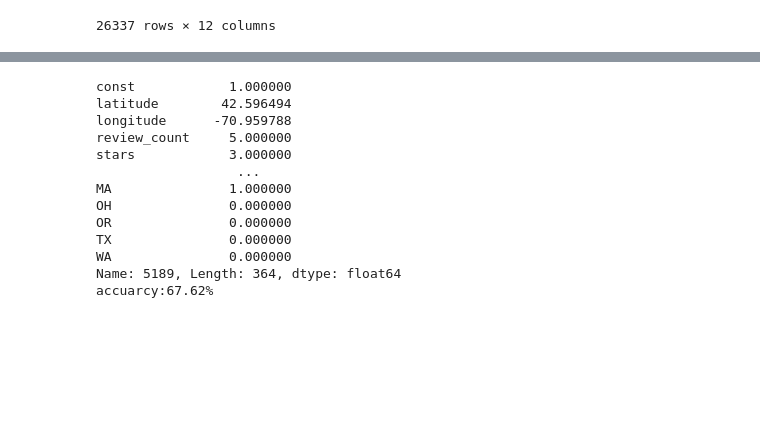
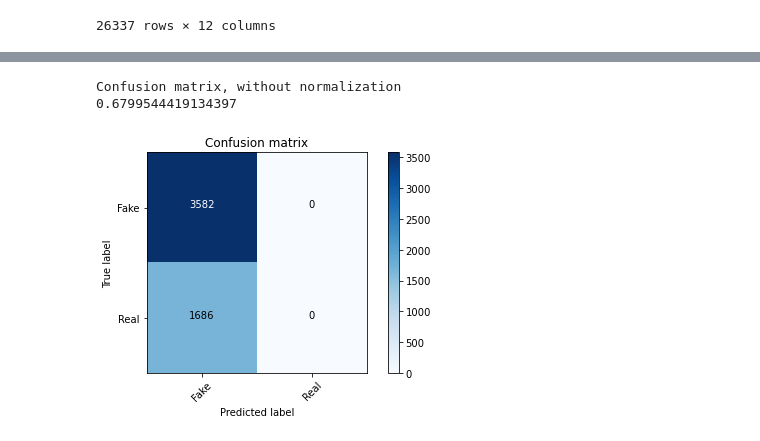
Before and after one commit to jackhhh/SN14-Churn, a Jupyter notebook: mlr.ipynb, the cells around one changed output, grey strips where cells are left out. Cells and saved outputs as stored; diff of their text form; code cells hidden in the pictures; blank space fills up the shorter version.

```diff
--- a/mlr.ipynb
+++ b/mlr.ipynb
@@ -47,6 +49 @@ X_train
 21069 rows × 363 columns
-# %%
-X_train = sm.add_constant(X_train)
-X_test = sm.add_constant(X_test)
-model = sm.OLS(y_train, X_train).fit() # 构建最小二乘模型并拟合
-print(model.summary()) # 输出回归结果
@@ -71,19 +50,42 @@ strong multicollinearity problems or that the design matrix is singular.
-# %%
-y_pred = model.predict(X_test).map(lambda x: 1 if x > 0.5 else 0)
-print(type(X_test.iloc[0]))
-accuracy = accuracy_score(y_test, y_pred)
-print('accuarcy:%.2f%%' % (accuracy * 100))
-# %% [output]
-const            1.000000
-latitude        42.596494
-longitude      -70.959788
-review_count     5.000000
-stars            3.000000
-                  ...
-MA               1.000000
-OH               0.000000
-OR               0.000000
-TX               0.000000
-WA               0.000000
-Name: 5189, Length: 364, dtype: float64
-accuarcy:67.62%
+# %%
+# Function to plot the confusion matrix (code from https://scikit-learn.org/stable/auto_examples/model_selection/plot_confusion_matrix.html)
+from sklearn import metrics
+import itertools
+
+def plot_confusion_matrix(cm, classes,
+                          normalize=False,
+                          title='Confusion matrix',
+                          cmap=plt.cm.Blues):
+
+    plt.imshow(cm, interpolation='nearest', cmap=cmap)
+    plt.title(title)
+    plt.colorbar()
+    tick_marks = np.arange(len(classes))
+    plt.xticks(tick_marks, classes, rotation=45)
+    plt.yticks(tick_marks, classes)
+
+    if normalize:
+        cm = cm.astype('float') / cm.sum(axis=1)[:, np.newaxis]
+        print("Normalized confusion matrix")
+    else:
+        print('Confusion matrix, without normalization')
+
+    thresh = cm.max() / 2.
+    for i, j in itertools.product(range(cm.shape[0]), range(cm.shape[1])):
+        plt.text(j, i, cm[i, j],
+                 horizontalalignment="center",
+                 color="white" if cm[i, j] > thresh else "black")
+
+    plt.tight_layout()
+    plt.ylabel('True label')
+    plt.xlabel('Predicted label')
+clf = LogisticRegression()
+clf.fit(X_train, y_train)
+y_pred = clf.predict(X_test)
+cm = metrics.confusion_matrix(y_test, y_pred)
+plot_confusion_matrix(cm, classes=['Fake', 'Real'])
+print(clf.score(X_test, y_test))
+# %% [output]
+Confusion matrix, without normalization
+0.6799544419134397
+[figure, added]
```
Also changed, not shown: parts of 4 cells of this notebook, 2 other files.
